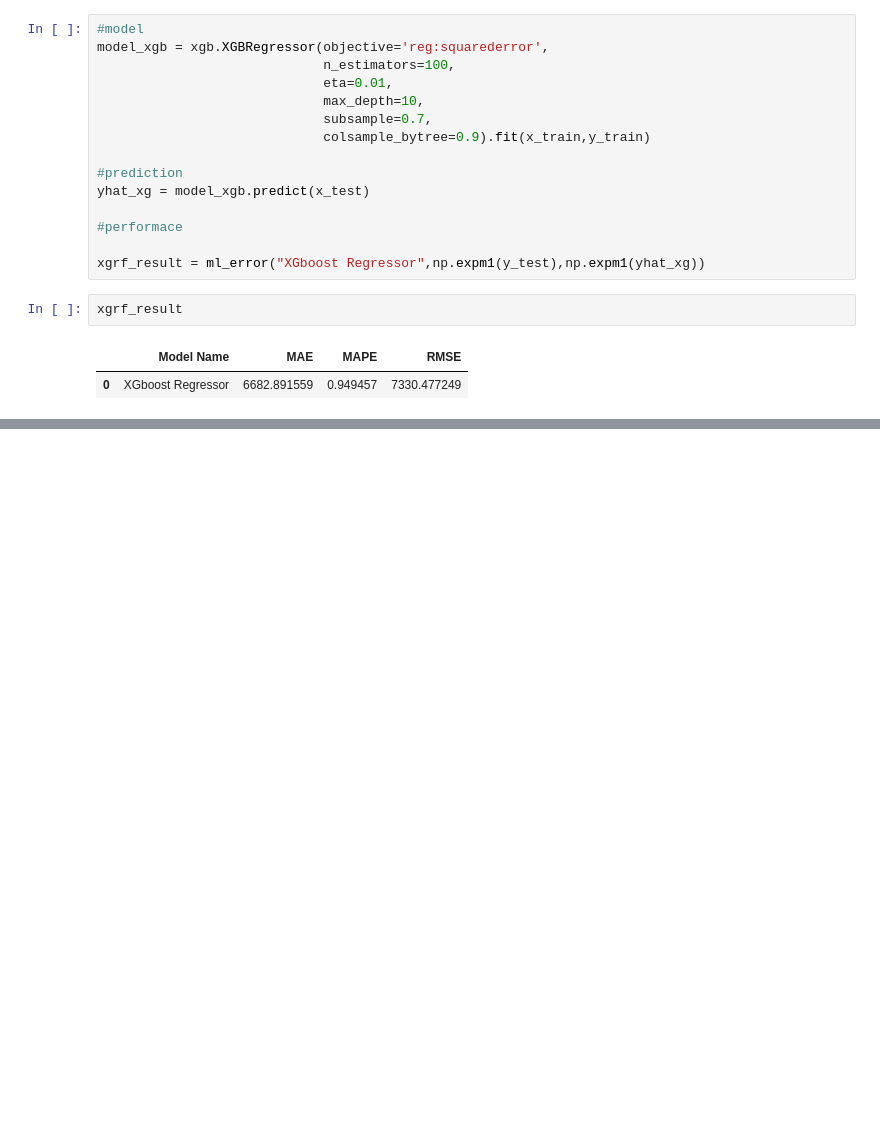
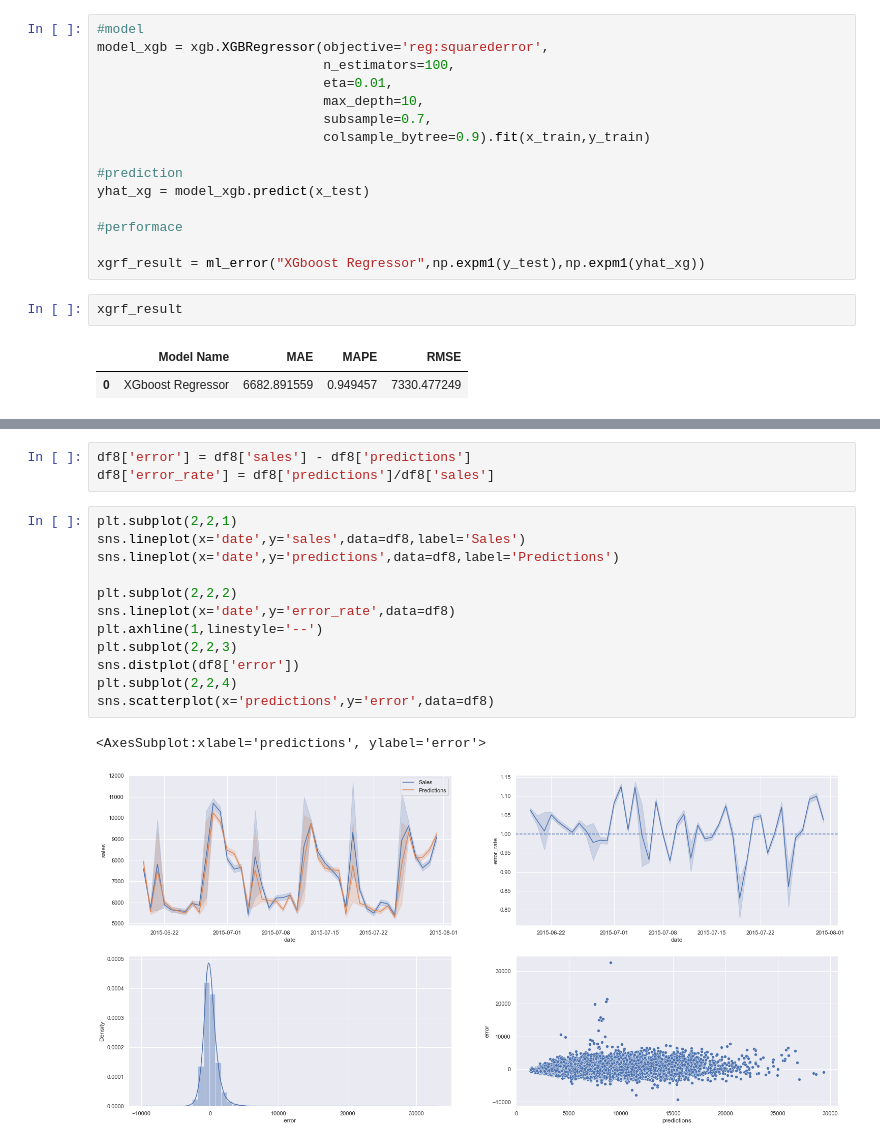
Before and after one commit to lavinomenezes/Ds_em_producao, a Jupyter notebook: Ds_em_producao_06_machine_learning.ipynb, the cells around one changed output, grey strips where cells are left out. Drawn from its saved outputs; the diff is of its cells as text; blank space fills up the shorter version.

```diff
--- a/Ds_em_producao_06_machine_learning.ipynb
+++ b/Ds_em_producao_06_machine_learning.ipynb
@@ -322,0 +433,18 @@ modelling_result_cross_val
+# %%
+df8['error'] = df8['sales'] - df8['predictions']
+df8['error_rate'] = df8['predictions']/df8['sales']
+# %%
+plt.subplot(2,2,1)
+sns.lineplot(x='date',y='sales',data=df8,label='Sales')
+sns.lineplot(x='date',y='predictions',data=df8,label='Predictions')
+
+plt.subplot(2,2,2)
+sns.lineplot(x='date',y='error_rate',data=df8)
+plt.axhline(1,linestyle='--')
+plt.subplot(2,2,3)
+sns.distplot(df8['error'])
+plt.subplot(2,2,4)
+sns.scatterplot(x='predictions',y='error',data=df8)
+# %% [output]
+<AxesSubplot:xlabel='predictions', ylabel='error'>
+[figure, added]
```
Also changed, not shown: parts of 51 cells of this notebook.
